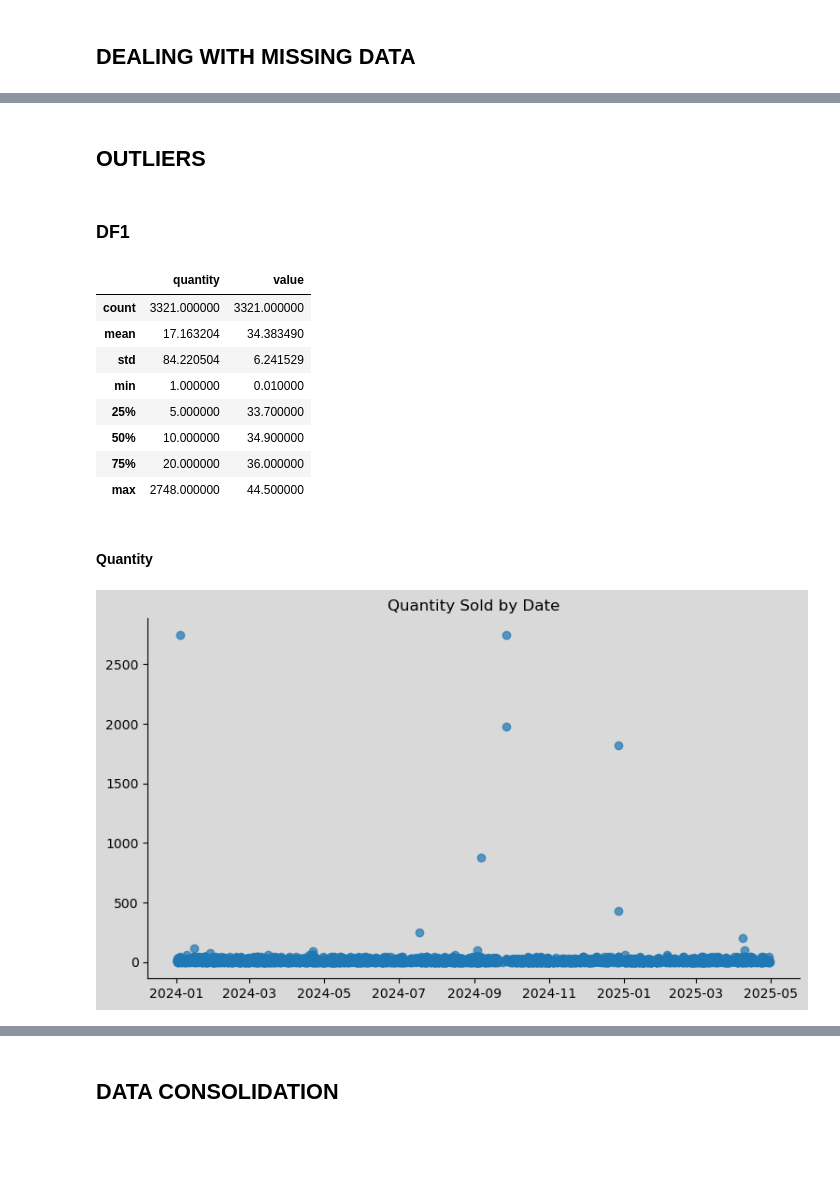
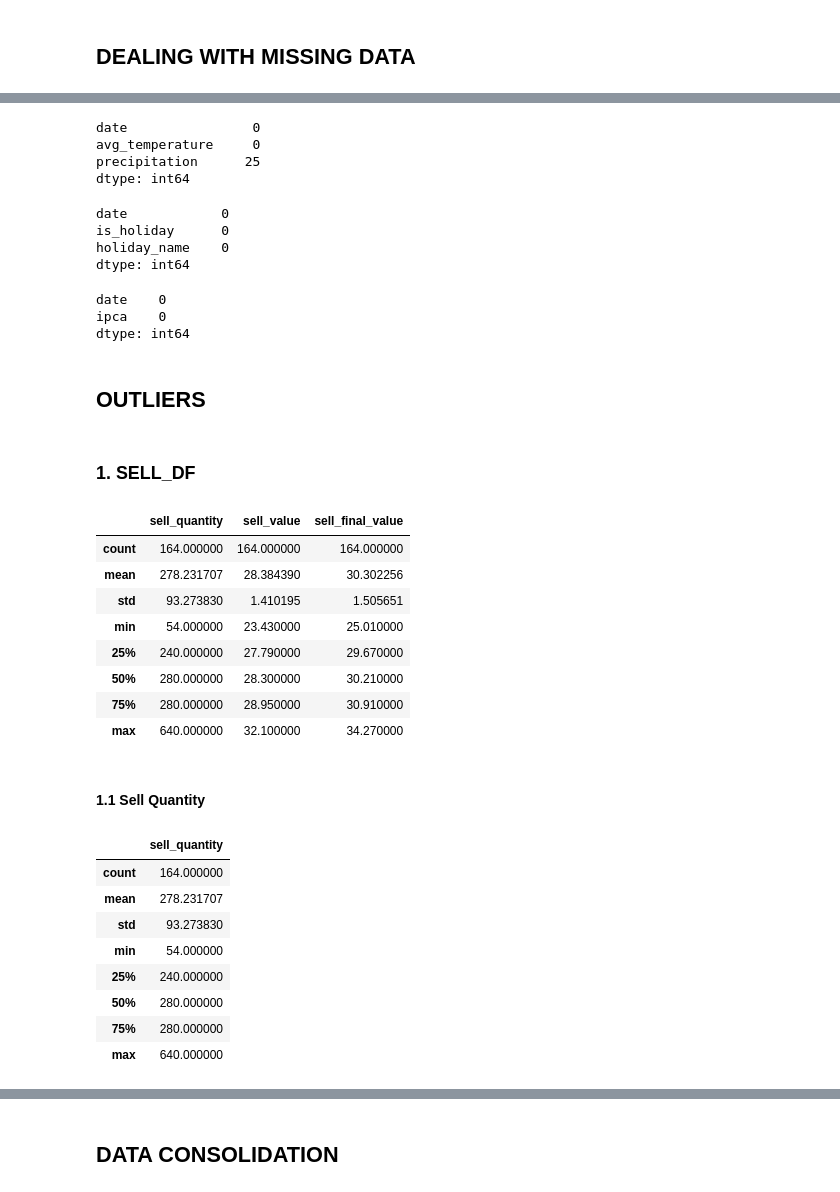
Before and after one commit to fabiogaldinho/Dynamic-Pricing, a Jupyter notebook: notebooks/01_Data_Cleaning.ipynb, the cells around one changed output, grey strips where cells are left out. Saved outputs shown, nothing was run; the diff lists cells and outputs as text; code cells hidden in the pictures; blank space fills up the shorter version.

```diff
--- a/notebooks/01_Data_Cleaning.ipynb
+++ b/notebooks/01_Data_Cleaning.ipynb
@@ -120,12 +181,14 @@ def PlotLine(y, title, yunit, x_size, y_size):
 # %%
-df1 = pd.read_csv("../data/raw/Dataset_sell.csv")
-df1['sell_date'] = pd.to_datetime(df1['sell_date']).dt.normalize()
-df1 = df1[df1['sell_date'] < datetime(2025, 5, 1)]
-df1 = df1.rename(columns = {'sell_date': 'date'})
-df1 = df1.groupby('date').agg({'sell_quantity': 'sum', 'sell_value': 'mean', 'sell_final_value': 'mean'}).reset_index()
-df1['sell_value'] = np.round(df1['sell_value'], 2)
-df1['sell_final_value'] = np.round(df1['sell_final_value'], 2)
-df1
+sell_df = pd.read_csv("../data/raw/Dataset_sell.csv")
+sell_df['sell_date'] = pd.to_datetime(sell_df['sell_date']).dt.normalize()
+sell_df = sell_df[sell_df['sell_date'] < datetime(2025, 5, 1)]
+sell_df = sell_df.rename(columns = {'sell_date': 'date'})
+
+sell_df = sell_df.groupby('date').agg({'sell_quantity': 'sum', 'sell_value': 'mean', 'sell_final_value': 'mean'}).reset_index()
+sell_df['sell_value'] = np.round(sell_df['sell_value'], 2)
+sell_df['sell_final_value'] = np.round(sell_df['sell_final_value'], 2)
+
+sell_df
 # %% [output]
 |  | date | sell_quantity | sell_value | sell_final_value |
 | 0 | 2024-01-02 | 280.0 | 28.97 | 30.93 |
@@ -321,22 +389,50 @@ dtype: int64
+# %%
+weather_df.isna().sum()
+# %% [output]
+date                0
+avg_temperature     0
+precipitation      25
+dtype: int64
+# %%
+holidays_df.isna().sum()
+# %% [output]
+date            0
+is_holiday      0
+holiday_name    0
+dtype: int64
+# %%
+inflation_df.isna().sum()
+# %% [output]
+date    0
+ipca    0
+dtype: int64
 # %% [markdown]
 ## **OUTLIERS**
 # %% [markdown]
-### **DF1**
+### **1. SELL_DF**
 # %%
-df1.describe(include = ['float', 'int'])
+sell_df.describe(include = ['float', 'int'])
 # %% [output]
-|  | quantity | value |
-| count | 3321.000000 | 3321.000000 |
-| mean | 17.163204 | 34.383490 |
-| std | 84.220504 | 6.241529 |
-| min | 1.000000 | 0.010000 |
-| 25% | 5.000000 | 33.700000 |
-| 50% | 10.000000 | 34.900000 |
-| 75% | 20.000000 | 36.000000 |
-| max | 2748.000000 | 44.500000 |
+|  | sell_quantity | sell_value | sell_final_value |
+| count | 164.000000 | 164.000000 | 164.000000 |
+| mean | 278.231707 | 28.384390 | 30.302256 |
+| std | 93.273830 | 1.410195 | 1.505651 |
+| min | 54.000000 | 23.430000 | 25.010000 |
+| 25% | 240.000000 | 27.790000 | 29.670000 |
+| 50% | 280.000000 | 28.300000 | 30.210000 |
+| 75% | 280.000000 | 28.950000 | 30.910000 |
+| max | 640.000000 | 32.100000 | 34.270000 |
 # %% [markdown]
-#### **Quantity**
+#### **1.1 Sell Quantity**
-# %%
-PlotScatter(df1['date'], df1['quantity'], "Quantity Sold by Date", "", "", 9)
-# %% [output]
-[figure, removed]
+# %%
+sell_df.describe(include = ['float', 'int'])[['sell_quantity']]
+# %% [output]
+|  | sell_quantity |
+| count | 164.000000 |
+| mean | 278.231707 |
+| std | 93.273830 |
+| min | 54.000000 |
+| 25% | 240.000000 |
+| 50% | 280.000000 |
+| 75% | 280.000000 |
+| max | 640.000000 |
```
Also changed, not shown: parts of 49 cells of this notebook.
